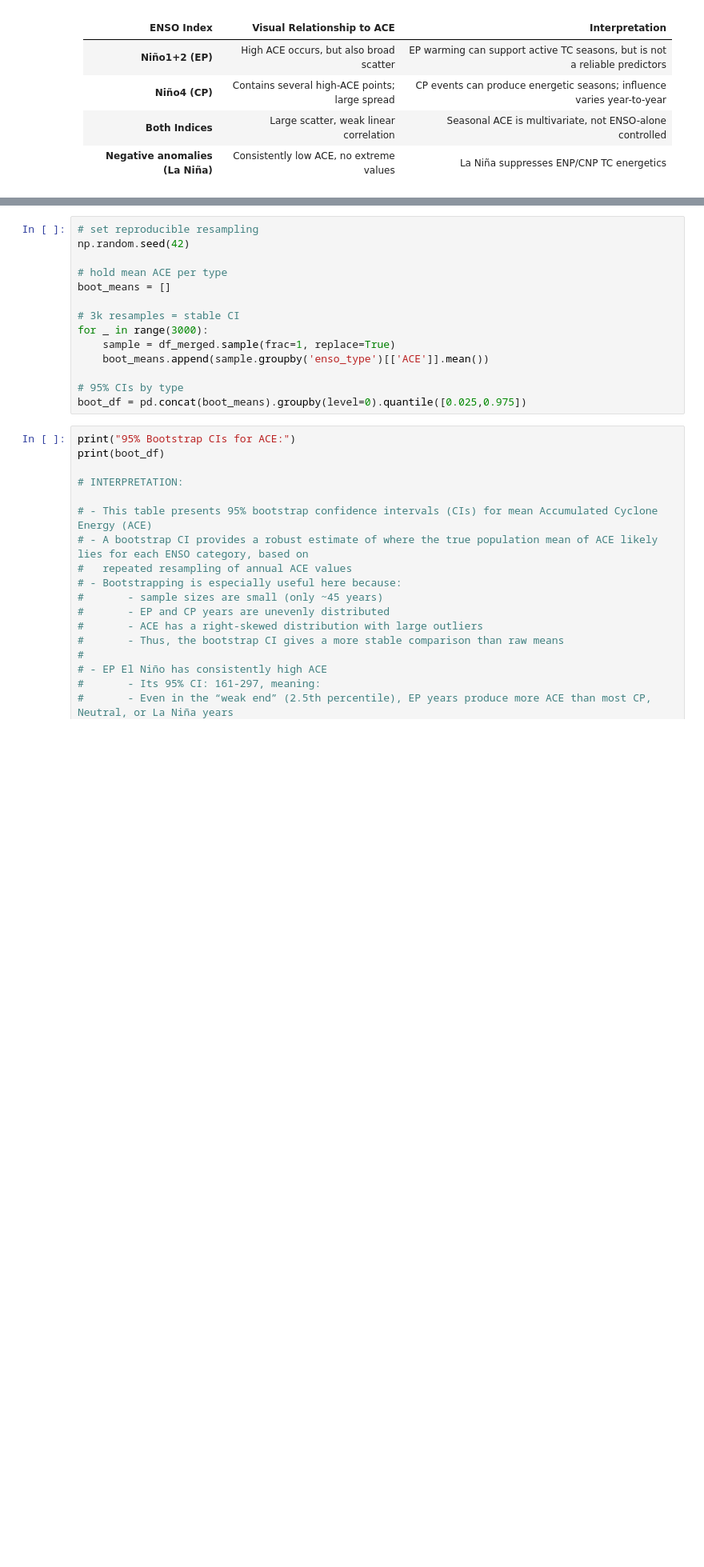
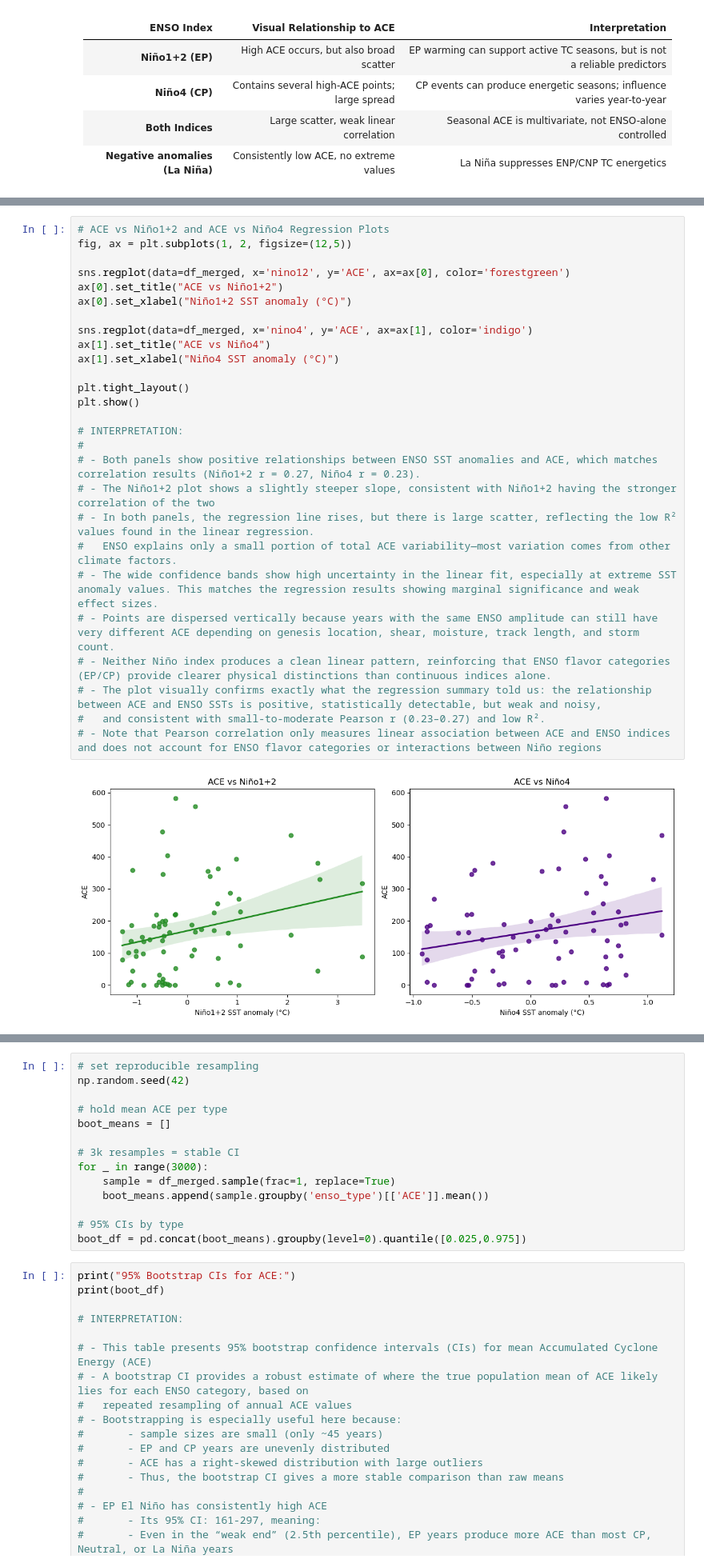
Before and after one commit to erinsatmosphere/ATMS_596_Final, a Jupyter notebook: ATMS_596_Final.ipynb, the cells around one changed output, grey strips where cells are left out. Shown at 80% size. Drawn from its saved outputs; the diff is of its cells as text; blank space fills up the shorter version.

```diff
--- a/ATMS_596_Final.ipynb
+++ b/ATMS_596_Final.ipynb
@@ -1664 +1801,30 @@ plt.show()
+# %%
+# ACE vs Niño1+2 and ACE vs Niño4 Regression Plots
+fig, ax = plt.subplots(1, 2, figsize=(12,5))
+
+sns.regplot(data=df_merged, x='nino12', y='ACE', ax=ax[0], color='forestgreen')
+ax[0].set_title("ACE vs Niño1+2")
+ax[0].set_xlabel("Niño1+2 SST anomaly (°C)")
+
+sns.regplot(data=df_merged, x='nino4', y='ACE', ax=ax[1], color='indigo')
+ax[1].set_title("ACE vs Niño4")
+ax[1].set_xlabel("Niño4 SST anomaly (°C)")
+
+plt.tight_layout()
+plt.show()
+
+# INTERPRETATION:
+#
+# - Both panels show positive relationships between ENSO SST anomalies and ACE, which matches correlation results (Niño1+2 r = 0.27, Niño4 r = 0.23).
+# - The Niño1+2 plot shows a slightly steeper slope, consistent with Niño1+2 having the stronger correlation of the two
+# - In both panels, the regression line rises, but there is large scatter, reflecting the low R² values found in the linear regression.
+#   ENSO explains only a small portion of total ACE variability—most variation comes from other climate factors.
+# - The wide confidence bands show high uncertainty in the linear fit, especially at extreme SST anomaly values. This matches the regression results showing marginal significance and weak effect sizes.
+# - Points are dispersed vertically because years with the same ENSO amplitude can still have very different ACE depending on genesis location, shear, moisture, track length, and storm count.
+# - Neither Niño index produces a clean linear pattern, reinforcing that ENSO flavor categories (EP/CP) provide clearer physical distinctions than continuous indices alone.
+# - The plot visually confirms exactly what the regression summary told us: the relationship between ACE and ENSO SSTs is positive, statistically detectable, but weak and noisy,
+#   and consistent with small-to-moderate Pearson r (0.23–0.27) and low R².
+# - Note that Pearson correlation only measures linear association between ACE and ENSO indices and does not account for ENSO flavor categories or interactions between Niño regions
+# %% [output]
+[figure, added]
 # %% [markdown]
```
Also changed, not shown: parts of 57 cells of this notebook.
